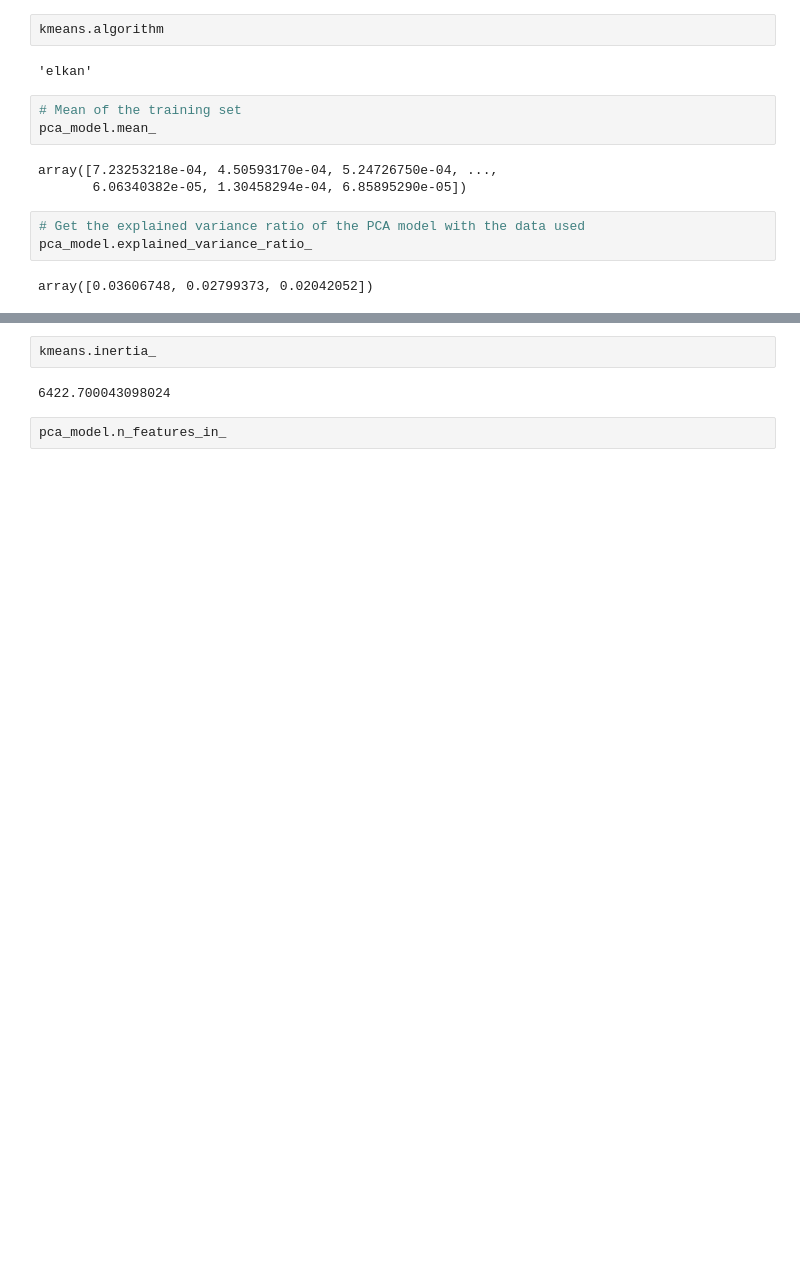
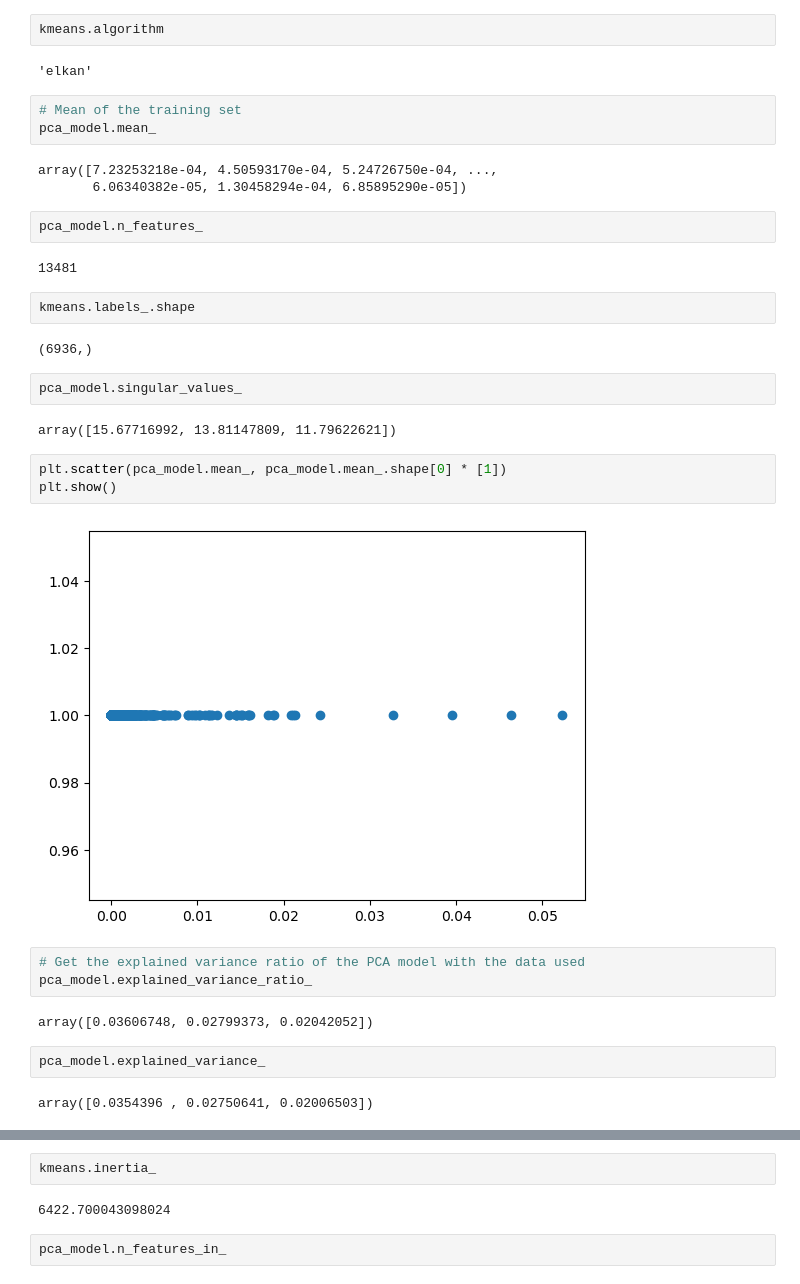
Before and after one commit to matthewjchin/krafttweetsanalysis, a Jupyter notebook: final_project.ipynb, the cells around one changed output, grey strips where cells are left out. Drawn from its saved outputs; the diff is of its cells as text; blank space fills up the shorter version.

Commit message:
Added more graphs

```diff
--- a/final_project.ipynb
+++ b/final_project.ipynb
@@ -455,8 +455,29 @@ pca_model.mean_
 # %% [output]
 array([7.23253218e-04, 4.50593170e-04, 5.24726750e-04, ...,
        6.06340382e-05, 1.30458294e-04, 6.85895290e-05])
+# %%
+pca_model.n_features_
+# %% [output]
+13481
+# %%
+kmeans.labels_.shape
+# %% [output]
+(6936,)
+# %%
+pca_model.singular_values_
+# %% [output]
+array([15.67716992, 13.81147809, 11.79622621])
+# %%
+plt.scatter(pca_model.mean_, pca_model.mean_.shape[0] * [1])
+plt.show()
+# %% [output]
+[figure, added]
 # %%
 # Get the explained variance ratio of the PCA model with the data used
 pca_model.explained_variance_ratio_
 # %% [output]
 array([0.03606748, 0.02799373, 0.02042052])
+# %%
+pca_model.explained_variance_
+# %% [output]
+array([0.0354396 , 0.02750641, 0.02006503])
```
Also changed, not shown: parts of 2 cells of this notebook.
